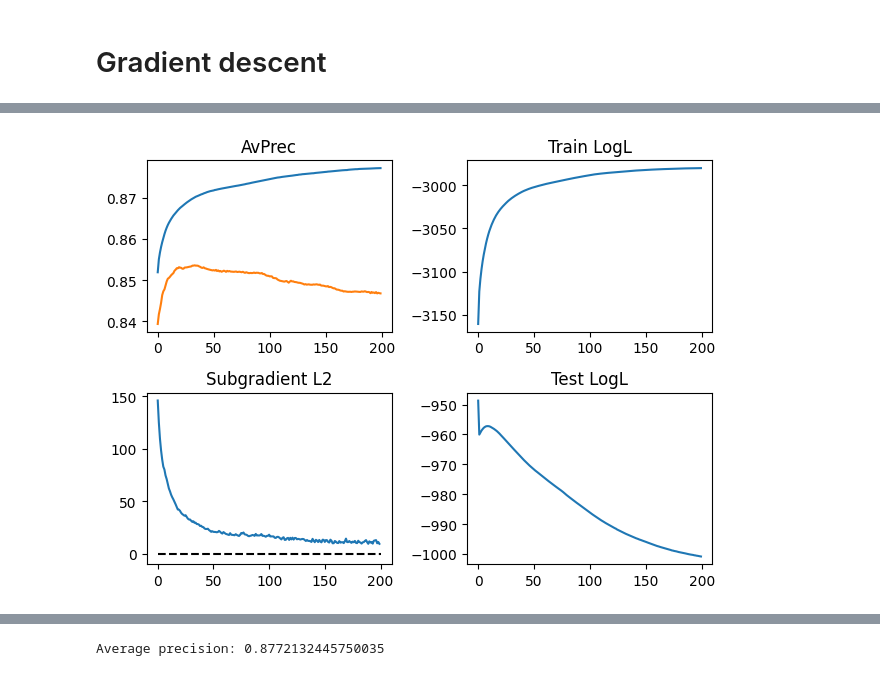
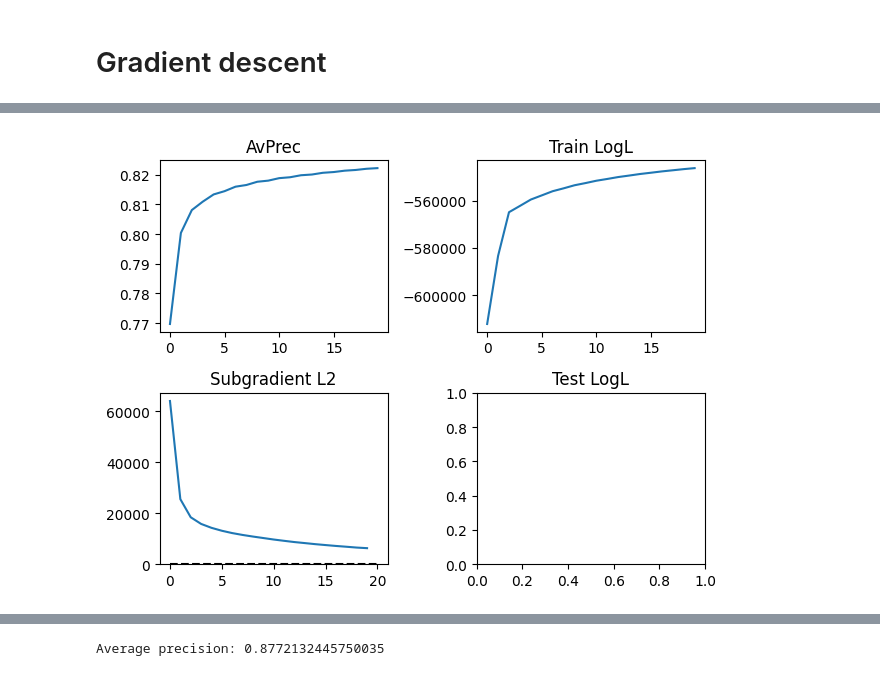
Before and after one commit to BioGeMT/miRAlign, a Jupyter notebook: miRAlign.ipynb, the cells around one changed output, grey strips where cells are left out. Cells and saved outputs as stored; diff of their text form; code cells hidden in the pictures.

```diff
--- a/miRAlign.ipynb
+++ b/miRAlign.ipynb
@@ -37,6 +32,12 @@ test_len_test = [len(s)==22 for s in test['noncodingRNA']]
 # %%
 train= train.loc[train_len_select]
 test = test.loc[test_len_test]
+# %%
+mirna_list = list(train['noncodingRNA'])
+mirna_list = [Seq(seq) for seq in mirna_list]
+gene_list = list(train['gene'])
+gene_list = [Seq(seq).reverse_complement() for seq in gene_list]
+label_list = list(train['label'])
 # %%
 # Based on a simple logistic model from Notebook "Positional logistic regression model on standard SW alignments"
 baseline_match_score = 0.724709
@@ -81,2 +65,5 @@ from src.miralign import create_subgradient_step
 # %%
-descent_stepfunction = create_subgradient_step(0.001, 0.5, 300)
+# Hejret params:
+# descent_stepfunction = create_subgradient_step(0.001, 0.5, 300)
+# Manakov params:
+descent_stepfunction = create_subgradient_step(0.000012, 0.5, 300)
@@ -85,2 +70,2 @@ descent_stepfunction = create_subgradient_step(0.001, 0.5, 300)
 # %%
-ITER = 200
+ITER = 20
@@ -106,12 +72,13 @@ ITER = 200
 # %%
-theta = miRAlign(train, test,
+theta = miRAlign(mirna_list, gene_list, label_list,
         pos_aware_align_local,
         descent_stepfunction,
-        label_observation_parameters = np.array([[900, 100], [100, 900]]),
-        verbose=False,
+        label_prior = np.array([[900, 100], [100, 900]]),
+        verbose=True,
         M_prior = baseline_M,
         G_miR_prior = baseline_G_miR,
         G_gene_prior = baseline_G_gene,
-        lbd = 5,
-        MAX_ITER = ITER
+        prior_precision = 1,
+        MAX_ITER = ITER,
+        num_threads=20
         )
@@ -133,23 +123,21 @@ array([[0.93425568, 0.06574432],
 # %%
 plt.figure()
 plt.subplot(221)
 plt.title('AvPrec')
-plt.plot(np.arange(ITER), theta['train_scores'])
-plt.plot(np.arange(ITER), theta['test_scores'])
+plt.plot(np.arange(ITER), theta['auprc_trajectory'])
 plt.subplot(222)
 plt.title('Train LogL')
-plt.plot(np.arange(ITER), theta['train_LogLik_trajectory'])
+plt.plot(np.arange(ITER), theta['loglik_trajectory'])
 plt.subplot(223)
 plt.title('Subgradient L2')
-plt.plot(np.arange(ITER), theta['subgradient_norm_values'])
+plt.plot(np.arange(ITER), theta['subgradient_norm_trajectory'])
 plt.plot([0, ITER], [0, 0], 'k--')
 plt.ylim(ymin=-10)
 plt.subplot(224)
 plt.title('Test LogL')
-plt.plot(np.arange(ITER), theta['test_LogLik_trajectory'])
 plt.tight_layout()
 # %% [output]
-[figure, old version]
+[figure, new version]
 # %%
 M = theta['M']
 # %%
```
Also changed, not shown: parts of 23 cells of this notebook, 6 other files.
